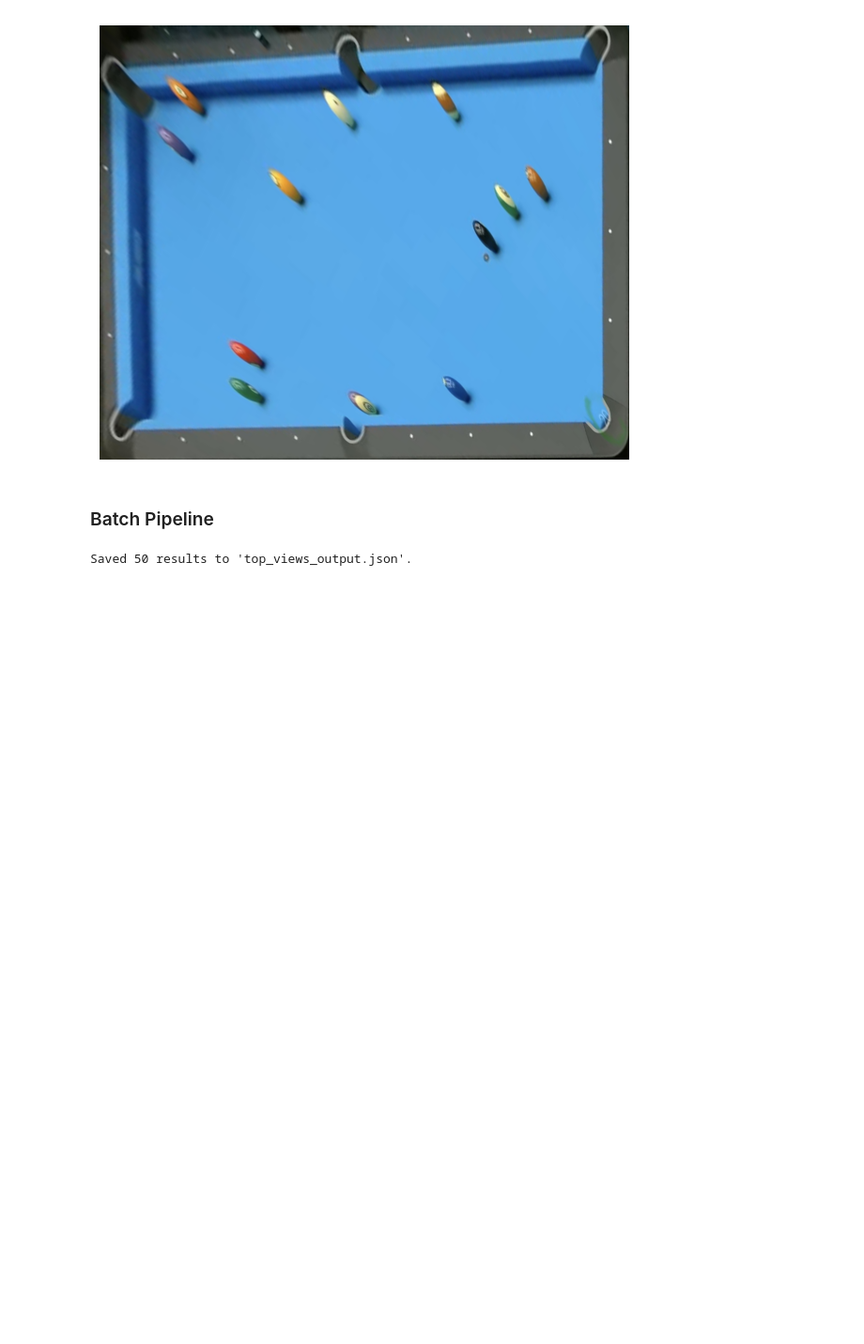
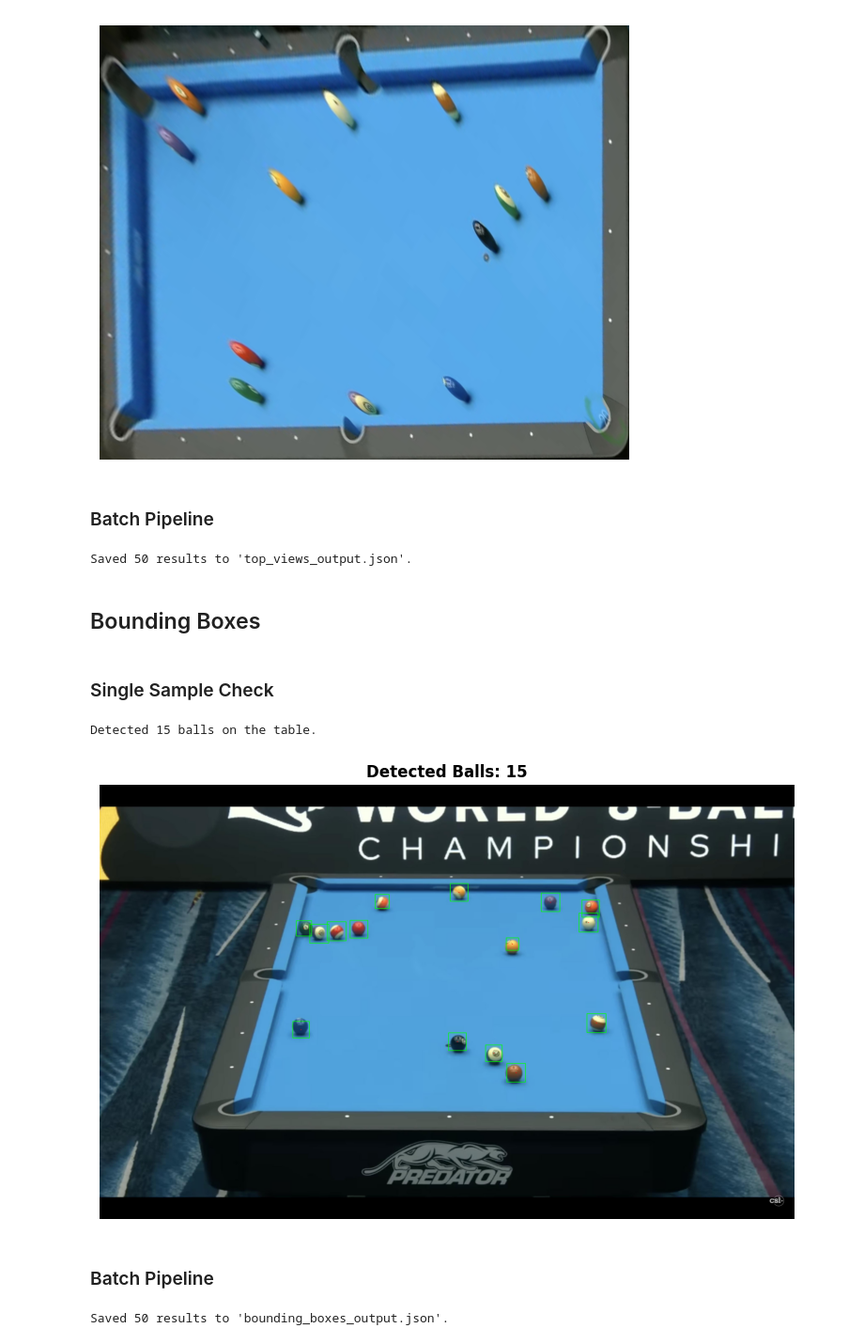
Before and after one commit to RuiCruz16/VC, a Jupyter notebook: Project/task1.ipynb, the cells around one changed output. Shown at 94% size. Cells and saved outputs as stored; diff of their text form; code cells hidden in the pictures; blank space fills up the shorter version.

Commit message:
Added some code related to the bounding boxes (still has bad results)

```diff
--- a/Project/task1.ipynb
+++ b/Project/task1.ipynb
@@ -840,3 +843,5 @@ with open(TOP_VIEW_OUTPUT, "w") as f:
 print(f"Saved {len(results)} results to '{TOP_VIEW_OUTPUT}'.")
 # %% [output]
 Saved 50 results to 'top_views_output.json'.
+# %% [markdown]
+## Bounding Boxes
@@ -842,0 +1021,57 @@ Saved 50 results to 'top_views_output.json'.
+# %% [markdown]
+### Single Sample Check
+# %%
+if __name__ == "__main__":
+    IMAGE_PATH = './development_set/3f_png.rf.81c7e132365ef95bb19380ca389025f6.jpg'
+
+    try:
+        a, b = process_pool_table_image(IMAGE_PATH, debug=False, display=True)
+    except Exception as e:
+        print(e)
+# %% [output]
+Detected 15 balls on the table.
+[figure, added]
+# %% [markdown]
+### Batch Pipeline
+# %%
+results_bounding_boxes = []
+
+for image_path in image_paths:
+    img = cv2.imread(image_path)
+
+    if img is None:
+        results_bounding_boxes.append({
+            "image_path": image_path,
+            "num_balls": None,
+            "status": "read_error"
+        })
+        continue
+
+    bounding_boxes_view, detected_balls = process_pool_table_image(image_path, debug=False, display=False)
+
+    if bounding_boxes_view is None:
+        results_bounding_boxes.append({
+            "image_path": image_path,
+            "num_balls": None,
+            "status": "processing_error"
+        })
+        continue
+
+    original_name = os.path.basename(image_path)
+    out_path = os.path.join(BOUNDING_BOX_DIR, original_name)
+
+    cv2.imwrite(out_path, cv2.cvtColor(bounding_boxes_view, cv2.COLOR_RGB2BGR))
+
+    results_bounding_boxes.append({
+        "image_path": image_path,
+        "bounding_boxes_path": out_path,
+        "num_balls": detected_balls,
+        "status": "ok"
+    })
+
+with open(BOUNDING_BOX_OUTPUT, "w") as f:
+    json.dump(results_bounding_boxes, f, indent=2)
+
+print(f"Saved {len(results_bounding_boxes)} results to '{BOUNDING_BOX_OUTPUT}'.")
+# %% [output]
+Saved 50 results to 'bounding_boxes_output.json'.
```
Also changed, not shown: parts of 2 cells of this notebook, 51 other files.
